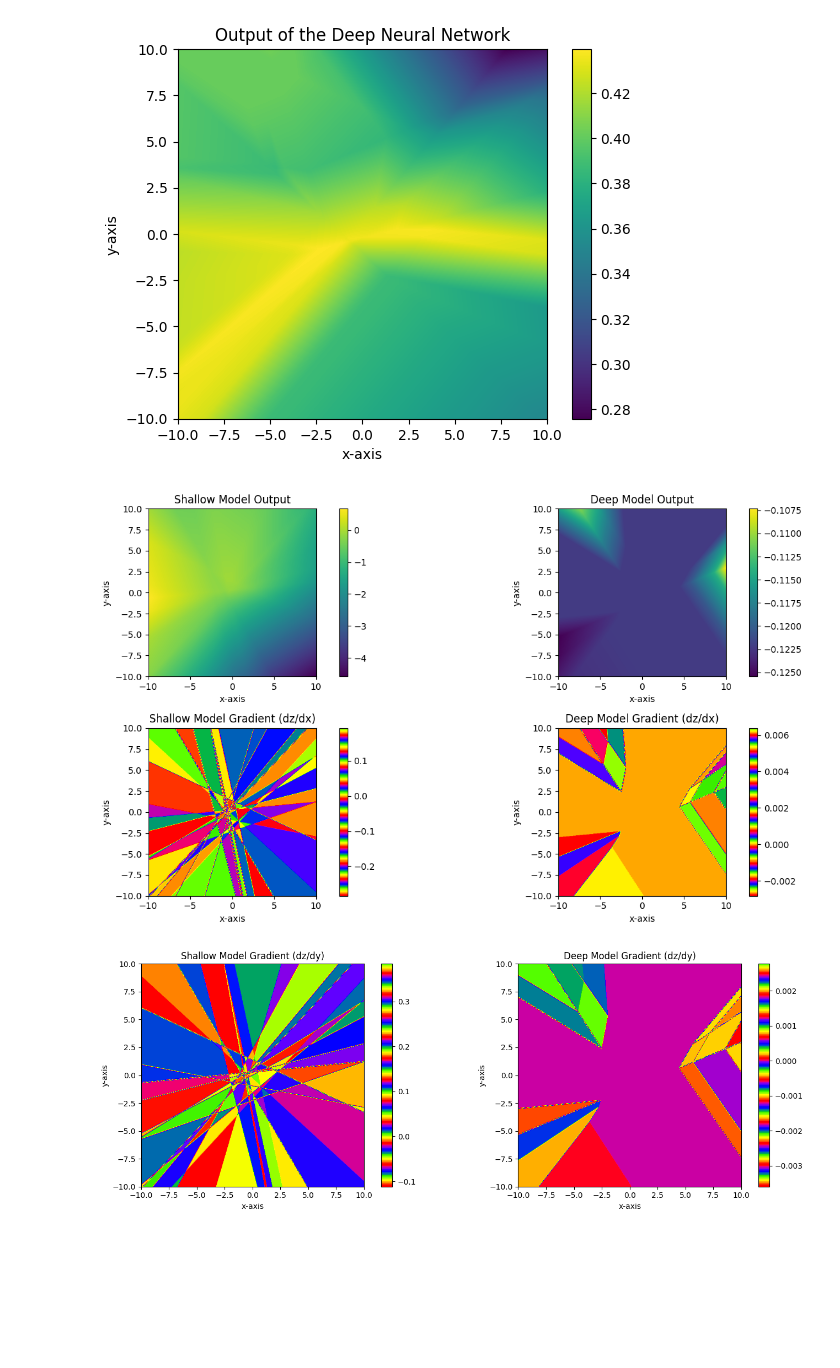
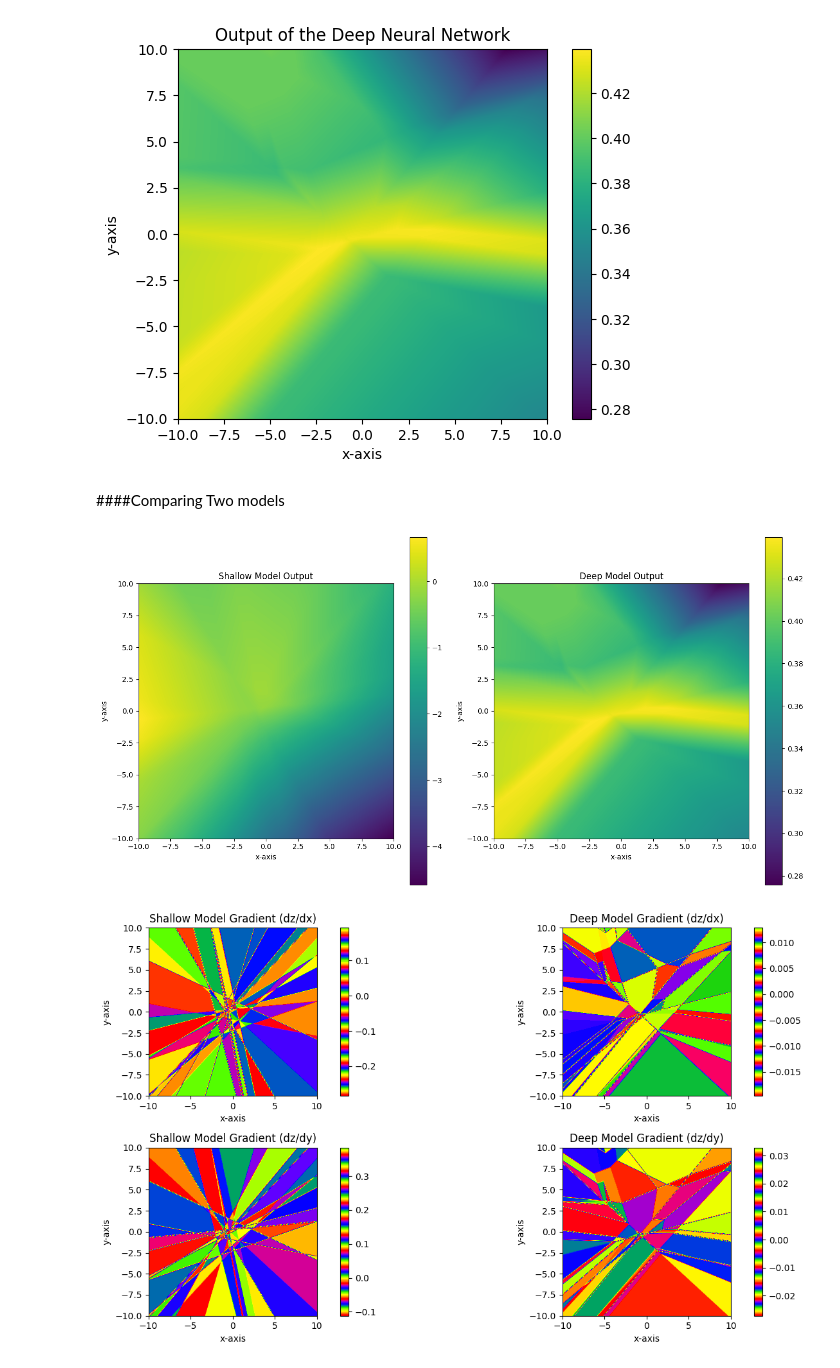
Before and after one commit to SriVidyaYeluripati/mlph_w24, a Jupyter notebook: sheet05/sheet05.ipynb, the cells around one changed output. Cells and saved outputs as stored; diff of their text form; code cells hidden in the pictures; blank space fills up the shorter version.

Commit message:
Created using Colab -- added some math

```diff
--- a/sheet05/sheet05.ipynb
+++ b/sheet05/sheet05.ipynb
@@ -199,34 +322,35 @@ plt.ylabel("y-axis")
 plt.show()
 # %% [output]
 [figure]
+# %% [markdown]
+####Comparing Two models
 # %%
+import torch
 import numpy as np
 import matplotlib.pyplot as plt
-import torch
+
 
 torch.manual_seed(42)
+shallow_model = ShallowModel()
 
+torch.manual_seed(42)
+deep_model = DeepModel()
+
+grid_tensor = torch.tensor(grid_points, dtype=torch.float32)
+
+# S Generate Outputs for Both Models (Shallow and Deep)
 with torch.no_grad():
-    # Pass the grid through the shallow model and reshape the output
-    output_values_shallow = shallow_model(grid_tensor).numpy().reshape(xx.shape)
+    # Generate output for shallow model
+    output_values_shallow = shallow_model(grid_tensor).numpy().reshape(500, 500)
 
-    # Pass the grid through the deep model and reshape the output
-    output_values_deep = deep_model(grid_tensor).numpy().reshape(xx.shape)
-
-# Calculate Gradients Using numpy.gradient for Both Models
-
-# Shallow model gradients
-gradient_y_shallow, gradient_x_shallow = np.gradient(output_values_shallow, y_values, x_values)
-
-# Deep model gradients
-gradient_y_deep, gradient_x_deep = np.gradient(output_values_deep, y_values, x_values)
+    # Generate output for deep model
+    output_values_deep = deep_model(grid_tensor).numpy().reshape(500, 500)
 
 
-# Plot Outputs Side by Side for Comparison
 plt.figure(figsize=(14, 7))
 
 # Shallow Model Output
-plt.subplot(2, 2, 1)
+plt.subplot(1, 2, 1)
 plt.imshow(output_values_shallow, extent=(-10, 10, -10, 10), origin='lower', cmap='viridis')
 plt.colorbar()
 plt.title("Shallow Model Output")
@@ -234,53 +358,57 @@ plt.xlabel("x-axis")
 plt.ylabel("y-axis")
 
 # Deep Model Output
-plt.subplot(2, 2, 2)
+plt.subplot(1, 2, 2)
 plt.imshow(output_values_deep, extent=(-10, 10, -10, 10), origin='lower', cmap='viridis')
 plt.colorbar()
 plt.title("Deep Model Output")
 plt.xlabel("x-axis")
 plt.ylabel("y-axis")
 
+plt.tight_layout()
+plt.show()
+
+# Calculate gradients using np.gradient
+gradient_y_shallow, gradient_x_shallow = np.gradient(output_values_shallow, y_values, x_values)
+gradient_y_deep, gradient_x_deep = np.gradient(output_values_deep, y_values, x_values)
+
+
+plt.figure(figsize=(14, 7))
+
 # Shallow Model Gradient (dz/dx)
-plt.subplot(2, 2, 3)
+plt.subplot(2, 2, 1)
 plt.imshow(gradient_x_shallow, extent=(-10, 10, -10, 10), origin='lower', cmap='prism')
 plt.colorbar()
 plt.title("Shallow Model Gradient (dz/dx)")
 plt.xlabel("x-axis")
 plt.ylabel("y-axis")
 
 # Deep Model Gradient (dz/dx)
-plt.subplot(2, 2, 4)
+plt.subplot(2, 2, 2)
 plt.imshow(gradient_x_deep, extent=(-10, 10, -10, 10), origin='lower', cmap='prism')
 plt.colorbar()
 plt.title("Deep Model Gradient (dz/dx)")
 plt.xlabel("x-axis")
 plt.ylabel("y-axis")
 
-plt.tight_layout()
-plt.show()
-
-
-plt.figure(figsize=(14, 5))
-
 # Shallow Model Gradient (dz/dy)
-plt.subplot(1, 2, 1)
+plt.subplot(2, 2, 3)
 plt.imshow(gradient_y_shallow, extent=(-10, 10, -10, 10), origin='lower', cmap='prism')
 plt.colorbar()
 plt.title("Shallow Model Gradient (dz/dy)")
 plt.xlabel("x-axis")
 plt.ylabel("y-axis")
 
 # Deep Model Gradient (dz/dy)
-plt.subplot(1, 2, 2)
+plt.subplot(2, 2, 4)
 plt.imshow(gradient_y_deep, extent=(-10, 10, -10, 10), origin='lower', cmap='prism')
 plt.colorbar()
 plt.title("Deep Model Gradient (dz/dy)")
 plt.xlabel("x-axis")
 plt.ylabel("y-axis")
 
 plt.tight_layout()
 plt.show()
 # %% [output]
-[figure, old version]
+[figure, new version]
-[figure, old version]
+[figure, new version]
```
Also changed, not shown: parts of 7 cells of this notebook.
